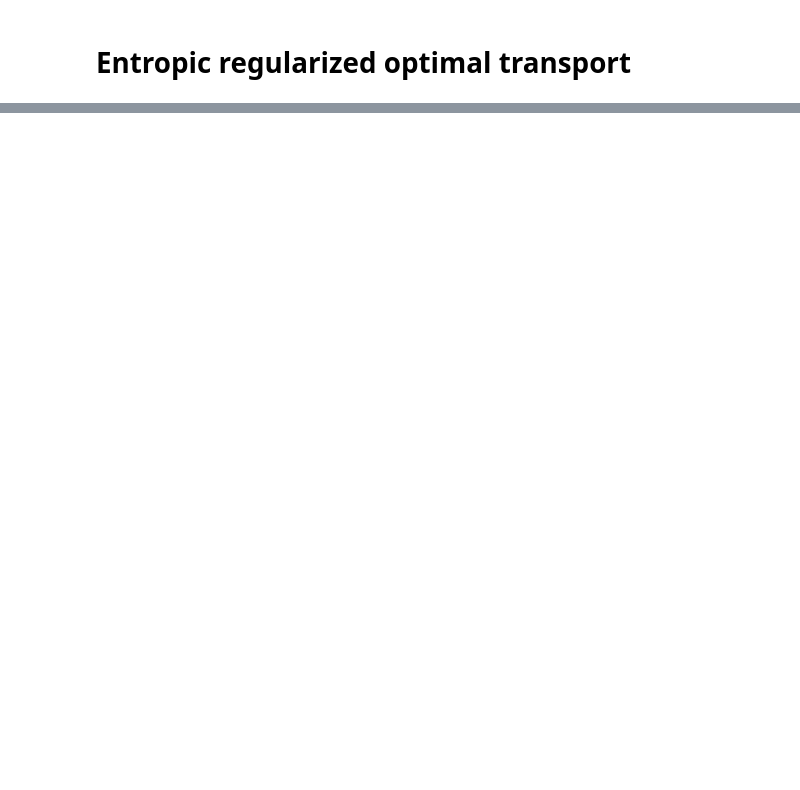
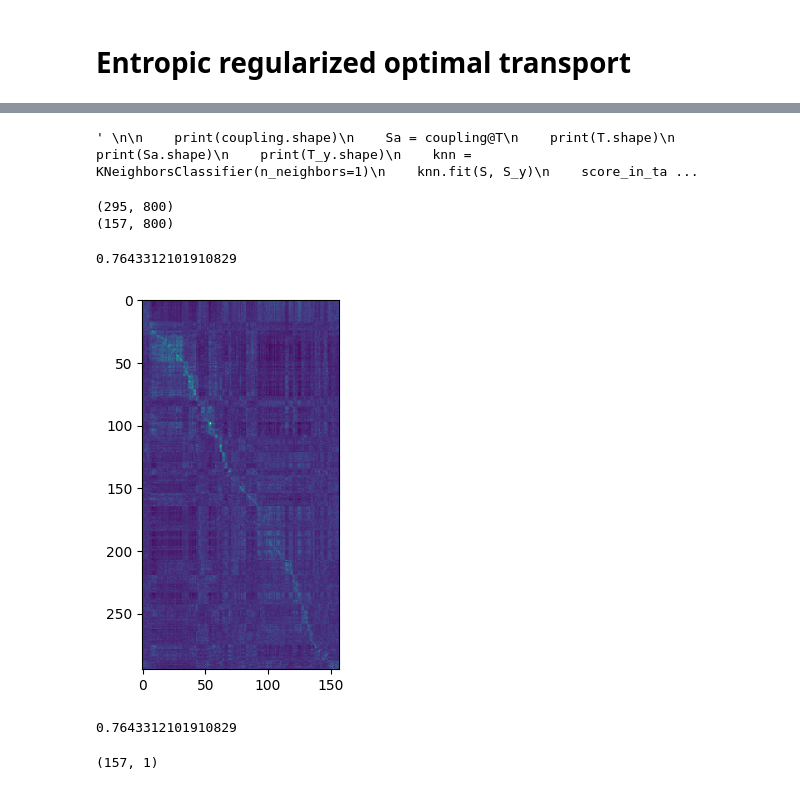
Before and after one commit to Dernalord/Project_OT, a Jupyter notebook: Project_OT.ipynb, the cells around one changed output, grey strips where cells are left out. Drawn from its saved outputs; the diff is of its cells as text; code cells hidden in the pictures; blank space fills up the shorter version.

```diff
--- a/Project_OT.ipynb
+++ b/Project_OT.ipynb
@@ -395,0 +172,59 @@ np.argmax(np.asarray(list_score))
+# %%
+def knn_ot(S,S_y,T, T_y, reg):
+        #Normalization
+    scaler = StandardScaler()
+    S=scaler.fit_transform(S)
+    T=scaler.fit_transform(T)
+
+    a = np.repeat(1/S.shape[0], S.shape[0])
+    b = np.repeat(1/T.shape[0], T.shape[0])
+    M = cdist(S,T)
+    M /= np.max(M)
+    coupling = ot.sinkhorn(a,b,M, reg)
+    Sa = coupling@T
+    print(Sa.shape)
+    print(T.shape)
+    coupling_label = np.zeros_like(coupling)
+    maxtrashind = np.argmax(coupling,axis=0)
+    for c in range(coupling_label.shape[1]):
+        coupling_label[maxtrashind[c],c] = 1
+
+    knn = KNeighborsClassifier(n_neighbors=1)
+    knn.fit(Sa, S_y.ravel())
+    predicted_label = knn.predict(T)
+
+    #transported_target_label = predicted_label@coupling_label
+
+    return  coupling, predicted_label
+"""
+
+    print(coupling.shape)
+    Sa = coupling@T
+    print(T.shape)
+    print(Sa.shape)
+    print(T_y.shape)
+    knn = KNeighborsClassifier(n_neighbors=1)
+    knn.fit(S, S_y)
+    score_in_target = knn.score(Sa, T_y.ravel())
+
+    return score_in_target
+    """
+# %% [output]
+' \n\n    print(coupling.shape)\n    Sa = coupling@T\n    print(T.shape)\n    print(Sa.shape)\n    print(T_y.shape)\n    knn = KNeighborsClassifier(n_neighbors=1)\n    knn.fit(S, S_y)\n    score_in_ta ...
+# %%
+coupling, pred = knn_ot(X_w_surf,Y_w_surf,X_d_surf,Y_d_surf, reg=1)
+plt.imshow(coupling)
+np.sum(pred== Y_d_surf.ravel())/ len(Y_d_surf)
+# %% [output]
+(295, 800)
+(157, 800)
+0.7643312101910829
+[figure, added]
+# %%
+np.sum(pred== Y_d_surf.ravel())/ len(Y_d_surf)
+# %% [output]
+0.7643312101910829
+# %%
+Y_d_surf.shape
+# %% [output]
+(157, 1)
```
Also changed, not shown: parts of 23 cells of this notebook.
